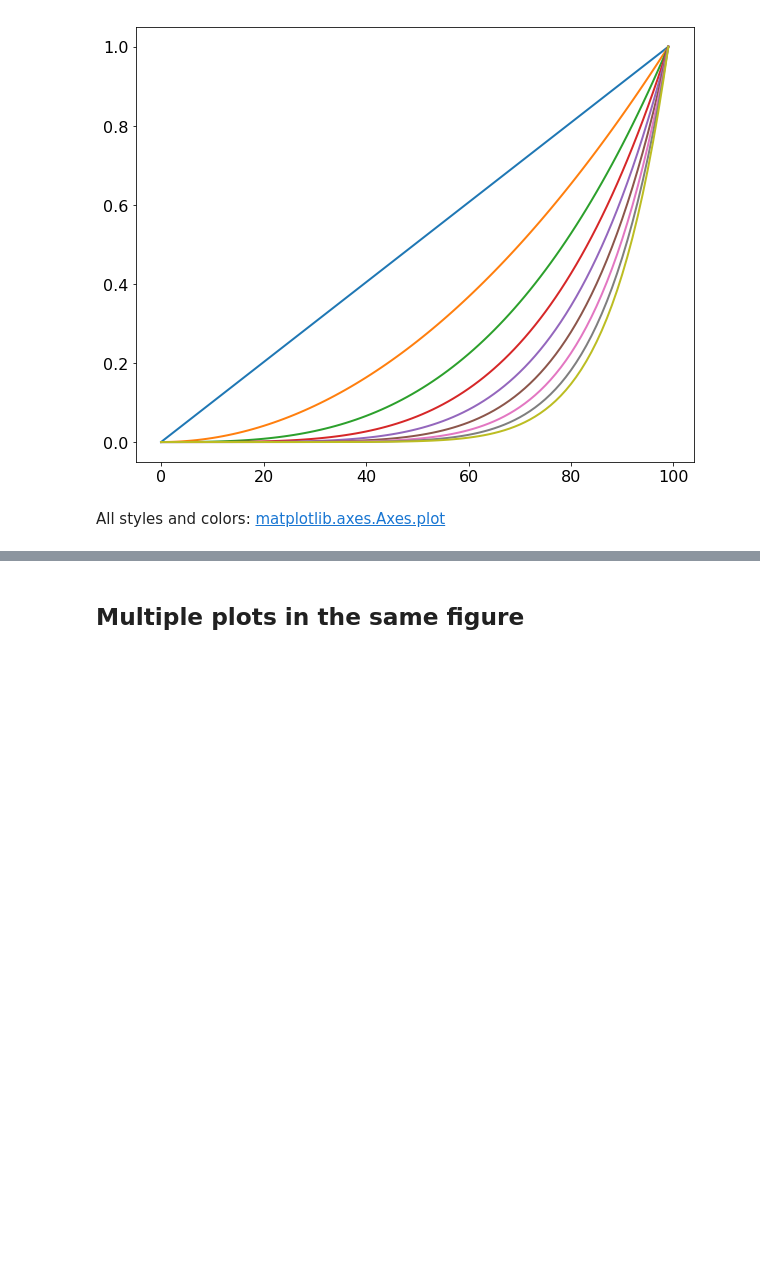
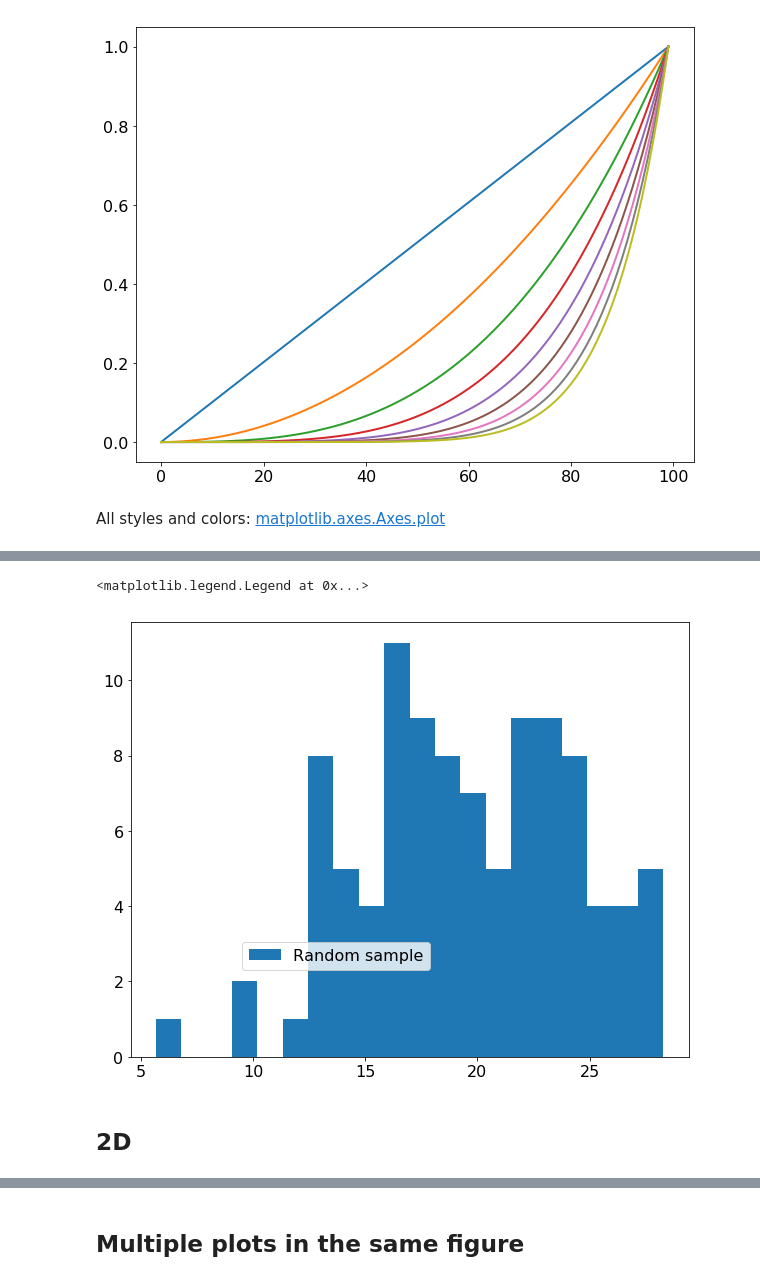
Before and after one commit to ftorradeflot/PythonMasterIFAE, a Jupyter notebook: matplotlib.ipynb, the cells around one changed output, grey strips where cells are left out. Drawn from its saved outputs; the diff is of its cells as text; code cells hidden in the pictures; blank space fills up the shorter version.

Commit message:
Some changes to matplotlib notebook

```diff
--- a/matplotlib.ipynb
+++ b/matplotlib.ipynb
@@ -272,0 +140,25 @@ plt.legend(loc='best');
+# %%
+sample_size = 100
+m = 20
+s = 5
+normal_sample = np.random.normal(m, s, sample_size)
+#bins = np.linspace(0, 50, 101)
+counts, bins, _ = plt.hist(normal_sample, bins=20, label='Random sample')
+#plt.xlabel('Normally distributed variable?')
+#plt.ylabel('Counts')
+#plt.title('Normal distribution')
+
+# Add a line plot to compare with expected distribution
+#x = np.linspace(0, 40, 100)
+#y = 1/np.sqrt(1*np.pi*s**2)*np.exp(-(x - m)**2/(2*s**2))*sample_size
+#plt.plot(x, y) #, label=r'$p(x) = \frac{1}{\sqrt{ 2 \pi \sigma^2 }} e^{ - \frac{ (x - \mu)^2 } {2 \sigma^2} }$')
+
+# Add a legend
+#plt.legend(loc='upper left')
+#plt.legend(loc=(0.2, 0.2))
+# %% [output]
+<matplotlib.legend.Legend at 0x...>
+[figure, added]
+# %% [markdown]
+<a id=histogram_2d></a>
+## 2D
```
Also changed, not shown: parts of 43 cells of this notebook, 1 other file.
